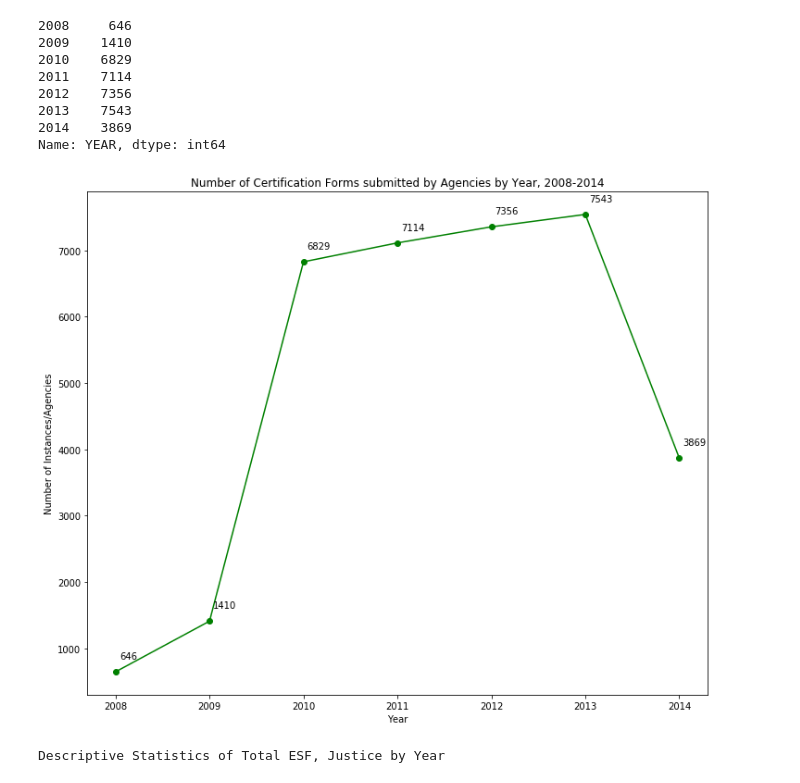
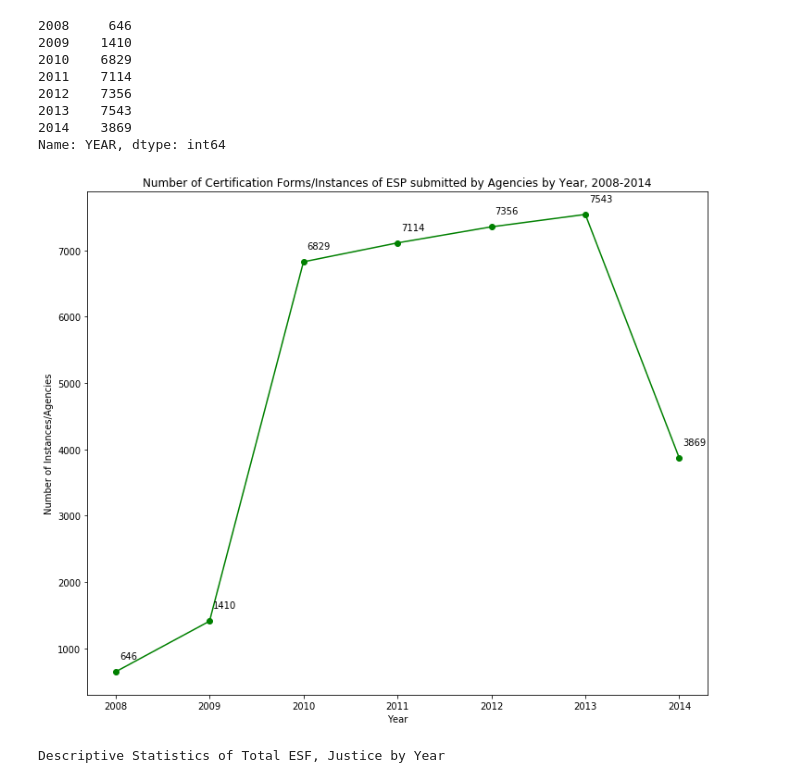
Before and after one commit to elakew/equitable_sharing_program, a Jupyter notebook: Equitable Sharing Program - Analysis.ipynb, the cells around one changed output. Saved outputs shown, nothing was run; the diff lists cells and outputs as text; code cells hidden in the pictures.

```diff
--- a/Equitable Sharing Program - Analysis.ipynb
+++ b/Equitable Sharing Program - Analysis.ipynb
@@ -340,19 +340,19 @@ Name: YEAR, dtype: int64
 # %%
 # Illustrate the number of certification forms by year in a line graph
 esp_year = esp_submissions.index
 esp_submissions
 
 plt.figure(figsize=(12,10))
 plt.plot(esp_year, esp_submissions[esp_submissions.index == esp_year], '-og' )
 for x, y in zip(esp_year, esp_submissions):
     label = "{:}".format(y)
     plt.annotate(label, (x,y), textcoords='offset points', xytext=(4,14), ha='left')
 plt.xlabel("Year")
 plt.ylabel("Number of Instances/Agencies")
-plt.title("Number of Certification Forms submitted by Agencies by Year, 2008-2014")
+plt.title("Number of Certification Forms/Instances of ESP submitted by Agencies by Year, 2008-2014")
 plt.show()
 # %% [output]
-[figure, old version]
+[figure, new version]
 # %%
 # Summary descriptive statistics of Total ESF, Justice by Year
 print("Descriptive Statistics of Total ESF, Justice by Year")
```
Also changed, not shown: parts of 7 cells of this notebook.
